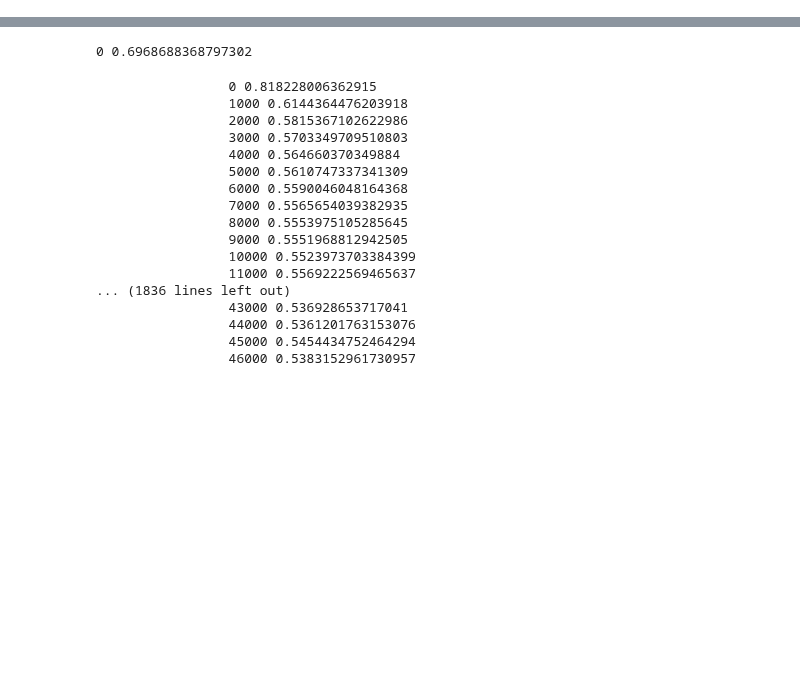
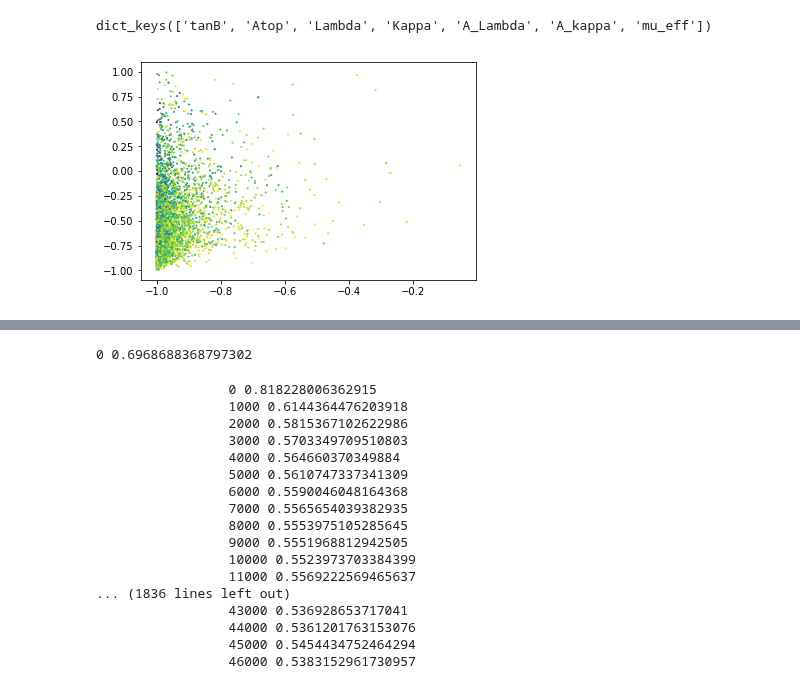
Before and after one commit to vooum/ScanCraft, a Jupyter notebook: ScanCraft/laboratory/BCELoss.ipynb, the cells around one changed output, grey strips where cells are left out. Cells and saved outputs as stored; diff of their text form; code cells hidden in the pictures; blank space fills up the shorter version.

```diff
--- a/ScanCraft/laboratory/BCELoss.ipynb
+++ b/ScanCraft/laboratory/BCELoss.ipynb
@@ -26,2 +16,0 @@ normalize=numpy.linalg.inv(numpy.diag([60,1e3,2e3,6e3,2e3,2e3,2e3,1,1,3e3,3e3,15
-# %%
-data[:,:-1]=data[:,:-1].dot(normalize)
@@ -33,0 +17,22 @@ array([ 0.99999284,  0.99999767,  0.99998851,  0.99997966,  0.99999962,
+# %%
+#normalize=numpy.linalg.inv(numpy.diag([60,1e3,2e3,6e3,2e3,2e3,2e3,1,1,3e3,3e3,1500]))
+import sys,pandas
+sys.path.append('/home/heyangle/Desktop/ScanCraft/ScanCraft')
+from command.scan.scan import scan
+
+mold=scan(method='random')
+mold.AddScalar('tanB','MINPAR',3,1.,60.)
+mold.AddScalar('Atop','EXTPAR'   ,11  ,  -6e3    ,6e3)
+mold.AddFollower('Abottom','EXTPAR'   ,12,'Atop')
+mold.AddScalar('Lambda','EXTPAR'  ,61  ,1e-3    ,1. ,prior_distribution='exponential')
+mold.AddScalar('Kappa','EXTPAR'   ,62 ,1.e-3    ,1. ,prior_distribution='exponential')
+mold.AddScalar('A_Lambda','EXTPAR' ,63,-3.e3,3.e3)
+mold.AddScalar('A_kappa','EXTPAR' ,64,-3.e3,3.e3)
+mold.AddScalar('mu_eff','EXTPAR'  ,65,100.,1500.)
+# %%
+mold.free_parameter_list.keys()
+# %% [output]
+dict_keys(['tanB', 'Atop', 'Lambda', 'Kappa', 'A_Lambda', 'A_kappa', 'mu_eff'])
+# %%
+from command.pytorch.normalize import GetRanges
+data_range=GetRanges(mold.free_parameter_list)
@@ -34,3 +41,13 @@ array([ 0.99999284,  0.99999767,  0.99998851,  0.99997966,  0.99999962,
+# %%
+inp_middle=data[:,:7]-(data_range[0]+data_range[1])/2
+inp_norm=inp_middle/(data_range[1]-data_range[0])*2
+test_norm=(test_data[:,:7]-(data_range[0]+data_range[1])/2)/(data_range[1]-data_range[0])*2
+# %%
+import matplotlib.pyplot as plt
+plt.scatter(inp_norm[:4000,2],inp_norm[:4000,3],s=1,c=inp_norm[:4000,0])
+plt.show()
+# %% [output]
+[figure, added]
 # %%
 import torch
 from torch.autograd import Variable
```
Also changed, not shown: parts of 24 cells of this notebook.
